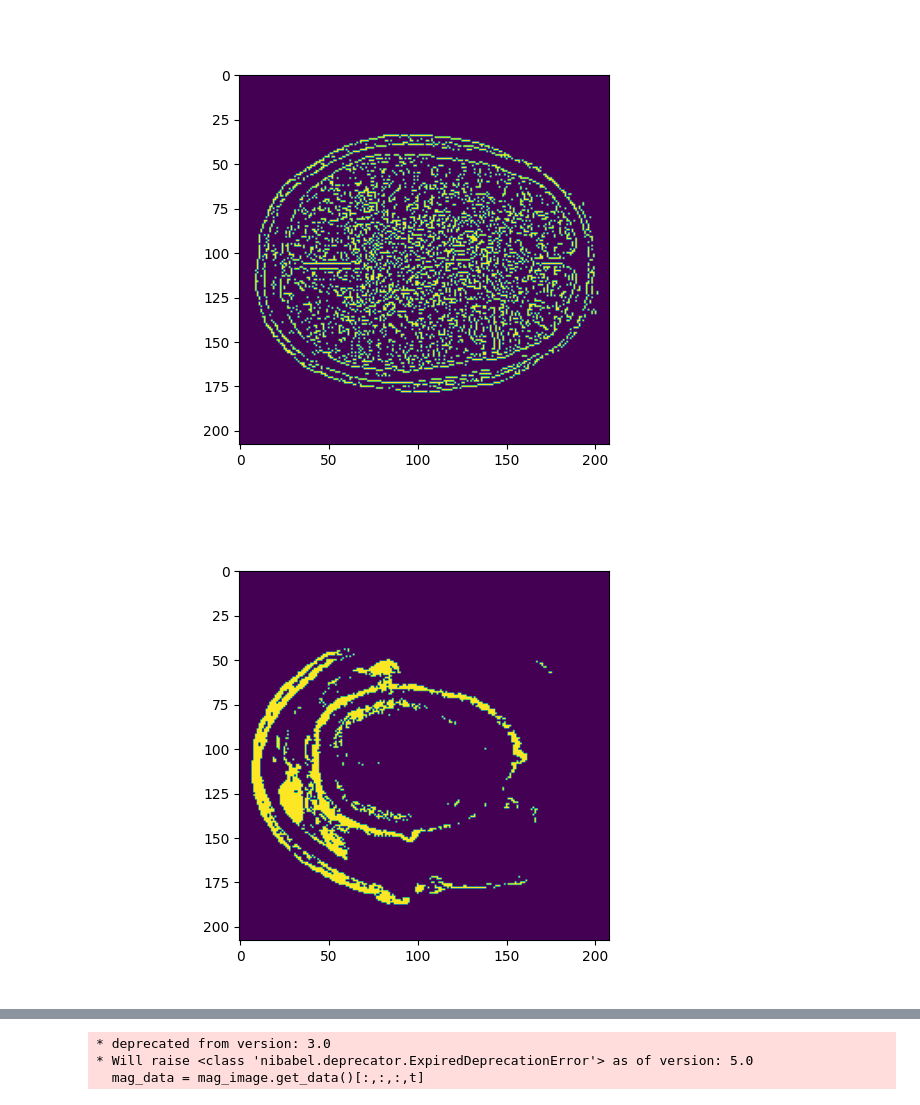
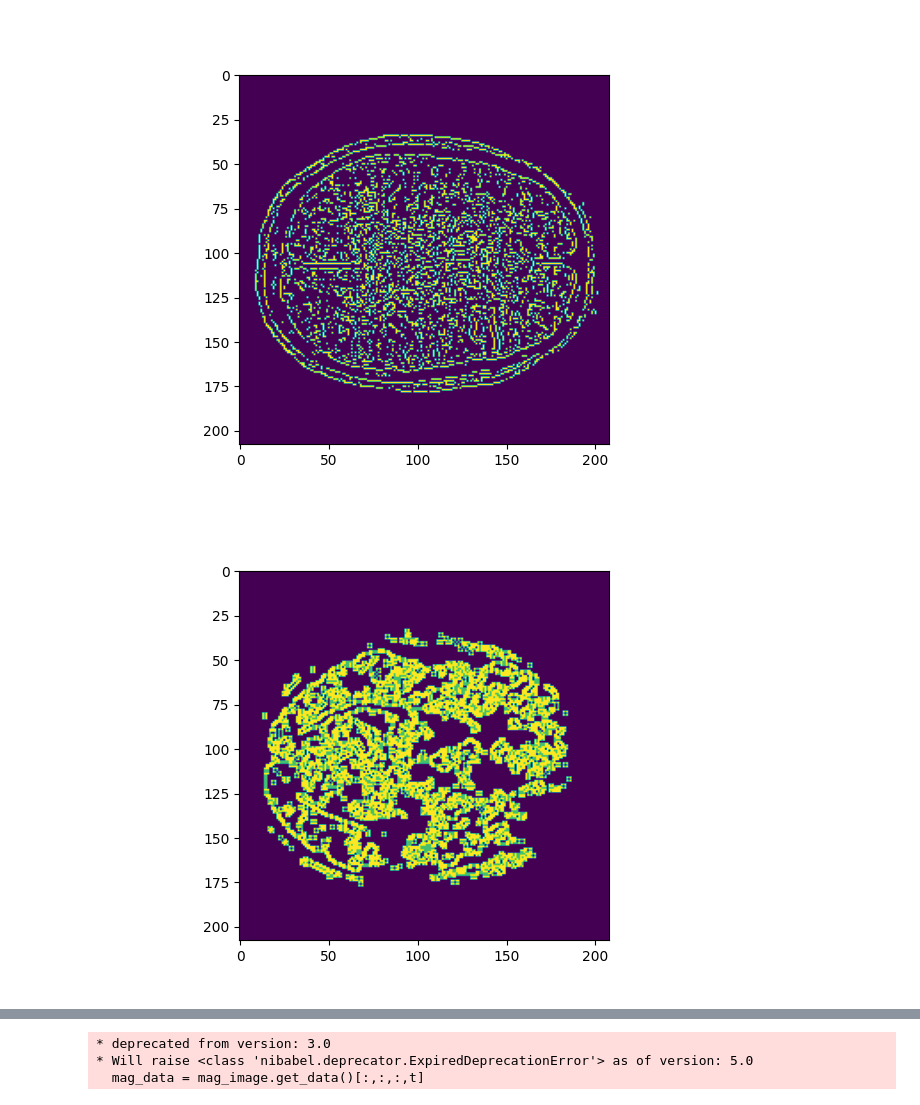
Before and after one commit to Mehdi5578/3DPU_Plateau_Problem, a Jupyter notebook: solution.ipynb, the cells around one changed output, grey strips where cells are left out. Cells and saved outputs as stored; diff of their text form; code cells hidden in the pictures.

```diff
--- a/solution.ipynb
+++ b/solution.ipynb
@@ -545,11 +525,11 @@ plt.show()
 [figure]
 # %%
 fig3 = plt.figure()
-img = mag_data[:,:,2]
+img = mag_data[:,:,25]
 M = np.array(img)
-M = (M > 10)
+M = (M > 20)
 G,D = sobel_filters(M)
-plt.imshow(M)
+plt.imshow(G)
 plt.show()
 # %% [output]
-[figure, old version]
+[figure, new version]
```
Also changed, not shown: parts of 29 cells of this notebook, 1 other file.
